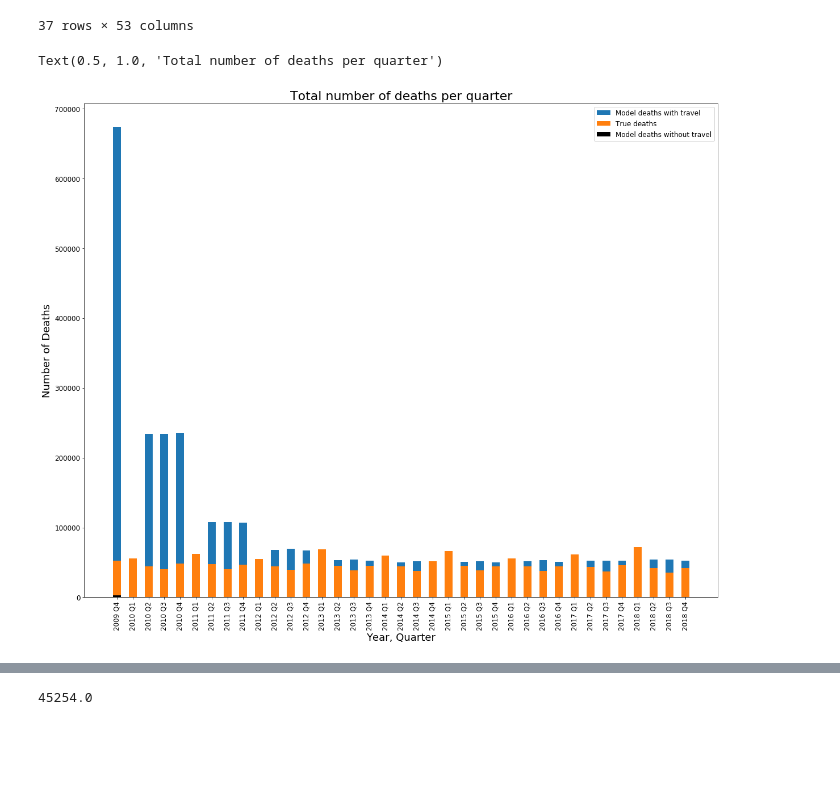
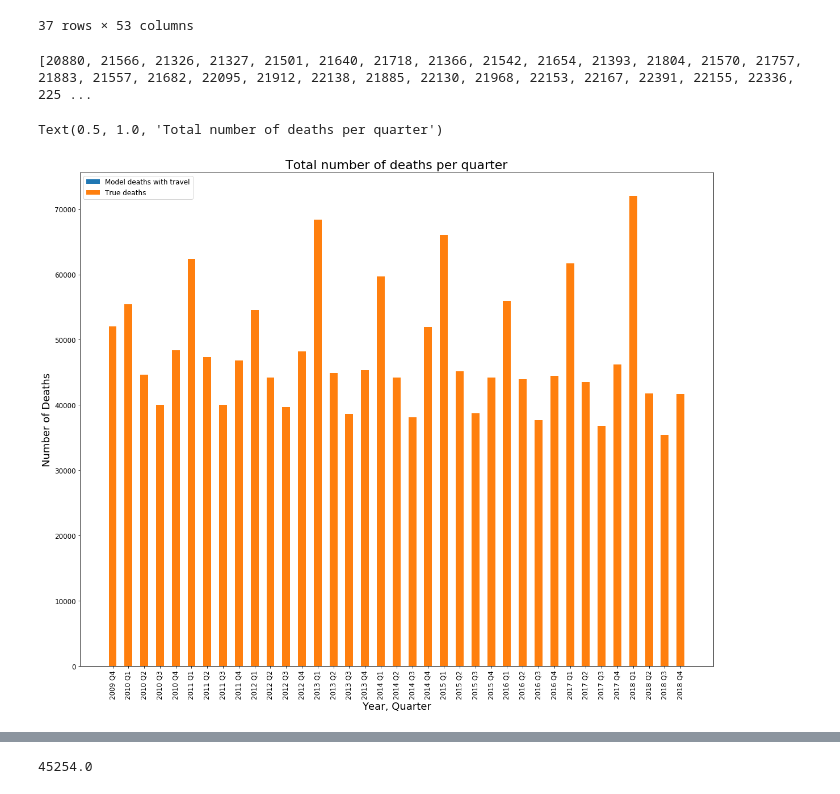
Before and after one commit to klepikhina/CSCI5352-AirTravelInfluenza, a Jupyter notebook: Code/deaths_bar_plots.ipynb, the cells around one changed output, grey strips where cells are left out. Cells and saved outputs as stored; diff of their text form; code cells hidden in the pictures; blank space fills up the shorter version.

```diff
--- a/Code/deaths_bar_plots.ipynb
+++ b/Code/deaths_bar_plots.ipynb
@@ -23,0 +17,18 @@ deaths_travel_3 = pd.read_csv('deceased_df_real_data_3.csv', names=['unnamed', '
+# %%
+deaths_true = pd.read_csv('../Data/Clean/deaths_NCHS_processed.csv')
+deaths_no_travel = pd.read_csv('deceased_df_no_travel_real_data_3.csv', names=['unnamed', 'Year', 'Quarter']+state_abbr)[1:]
+deaths_travel_3 = pd.read_csv('deceased_df_real_data_3.csv', names=['unnamed', 'Year', 'Quarter']+state_abbr)[1:]
+
+names_4 = ['2009 Q4', '2010 Q1', '2010 Q2', '2010 Q3', '2010 Q4',
+         '2011 Q1', '2011 Q2', '2011 Q3', '2011 Q4',
+         '2012 Q1', '2012 Q2', '2012 Q3', '2012 Q4',
+         '2013 Q1', '2013 Q2', '2013 Q3', '2013 Q4',
+         '2014 Q1', '2014 Q2', '2014 Q3', '2014 Q4',
+         '2015 Q1', '2015 Q2', '2015 Q3', '2015 Q4',
+         '2016 Q1', '2016 Q2', '2016 Q3', '2016 Q4',
+         '2017 Q1', '2017 Q2', '2017 Q3', '2017 Q4',
+         '2018 Q1', '2018 Q2', '2018 Q3', '2018 Q4',
+         '2019 Q1'
+        ]
+deaths_travel_4 = pd.read_csv('deceased_df_real_data_4.csv', names=names_4)
+deaths_travel_4 = deaths_travel_4.drop(np.nan)
@@ -23,0 +43,3 @@ deaths_travel_3 = pd.read_csv('deceased_df_real_data_3.csv', names=['unnamed', '
+# %%
+deaths_travel_4_totals = deaths_travel_4.sum(axis=0)
+print(deaths_travel_4_totals)
@@ -82,0 +112,6 @@ deaths_no_travel
+# %%
+plt.rcParams['figure.figsize'] = [20, 15]
+
+plt.plot(range(38), deaths_travel_4_totals.to_list())
+plt.plot(range(38), grouped['DeathsFromPneumoniaAndInfluenza'])
+plt.plot(range(37), deaths_no_travel['total_deaths'])
@@ -117,37 +155,40 @@ deaths_travel_3
 # %%
 plt.figure(figsize=[20,16])
 ind = np.arange(37)
 width = 0.5
-p1 = plt.bar(ind, deaths_travel_3['total_deaths'], width,)
+print(deaths_travel_4_totals.to_list())
+# p1 = plt.bar(ind, deaths_travel_3['total_deaths'], width,)
+p1 = plt.bar(ind, deaths_travel_4_totals.to_list()[:-1], width,)
 #              bottom=grouped['DeathsFromPneumoniaAndInfluenza'][-1], color='grey')
 #              bottom=deaths_no_travel['total_deaths'], color='grey')
 #              bottom=menMeans, yerr=womenStd)
 p2 = plt.bar(ind, grouped['DeathsFromPneumoniaAndInfluenza'][:-1], width,)
 #              bottom=deaths_travel_3['total_deaths'], color='black')
 #              bottom=deaths_travel_3['total_deaths'], color='black')
-p3 = plt.bar(ind, deaths_no_travel['total_deaths'], width, color='black')
+# p3 = plt.bar(ind, deaths_no_travel['total_deaths'], width, color='black')
 
 plt.xticks(ind, ('2009 Q4',
                 '2010 Q1', '2010 Q2', '2010 Q3', '2010 Q4',
                 '2011 Q1', '2011 Q2', '2011 Q3', '2011 Q4',
                 '2012 Q1', '2012 Q2', '2012 Q3', '2012 Q4',
                 '2013 Q1', '2013 Q2', '2013 Q3', '2013 Q4',
                 '2014 Q1', '2014 Q2', '2014 Q3', '2014 Q4',
                 '2015 Q1', '2015 Q2', '2015 Q3', '2015 Q4',
                 '2016 Q1', '2016 Q2', '2016 Q3', '2016 Q4',
                 '2017 Q1', '2017 Q2', '2017 Q3', '2017 Q4',
                 '2018 Q1', '2018 Q2', '2018 Q3', '2018 Q4'), rotation=90)
 # plt.yticks(np.arange(0, 81, 10))
 # plt.xticks(rotation=70)
-plt.legend((p1[0], p2[0], p3[0]), ('Model deaths with travel', 'True deaths', 'Model deaths without travel'), fontsize='12')
+plt.legend((p1[0], p2[0], p3[0]), ('Model deaths with travel', 'True deaths'), fontsize='12')
 plt.xticks(size=12)
 plt.yticks(size=12)
 plt.xlabel("Year, Quarter", fontsize=18)
 plt.ylabel("Number of Deaths", fontsize=18)
 plt.title("Total number of deaths per quarter", fontsize=22)
 # %% [output]
-Text(0.5, 1.0, 'Total number of deaths per quarter')
+[20880, 21566, 21326, 21327, 21501, 21640, 21718, 21366, 21542, 21654, 21393, 21804, 21570, 21757, 21883, 21557, 21682, 22095, 21912, 22138, 21885, 22130, 21968, 22153, 22167, 22391, 22155, 22336, 225 ...
+Text(0.5, 1.0, 'Total number of deaths per quarter')
-[figure, old version]
+[figure, new version]
 # %%
 grouped['DeathsFromPneumoniaAndInfluenza'][:-1]
 # %% [output]
```
Also changed, not shown: parts of 5 cells of this notebook, 2 other files.
